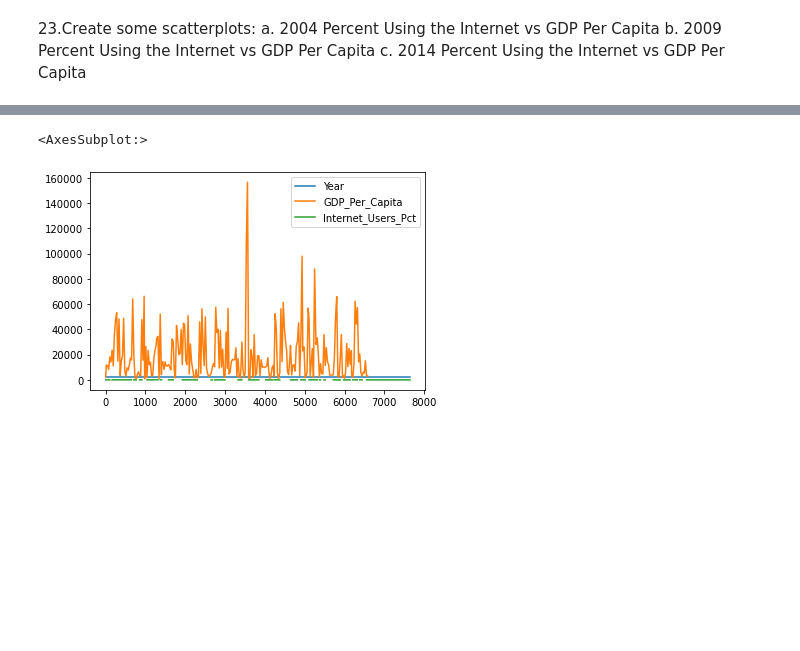
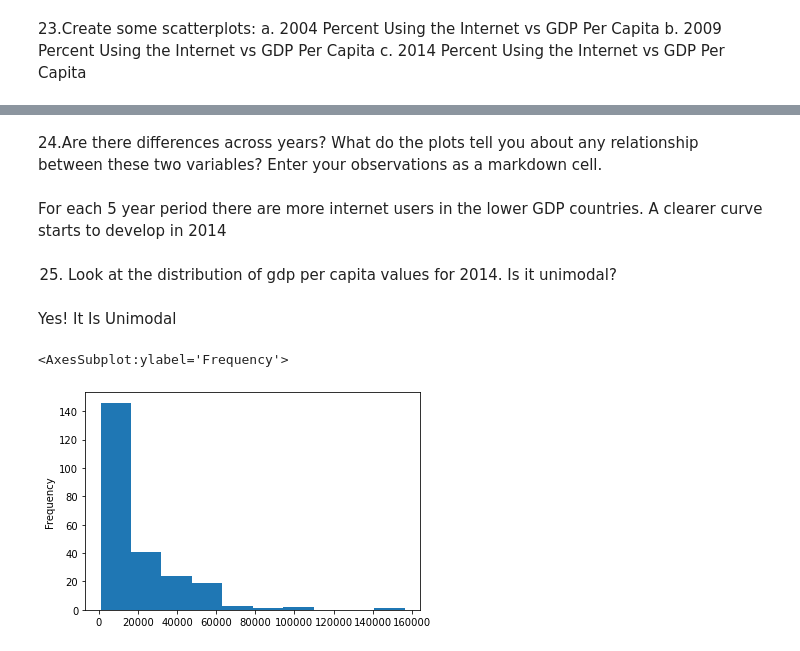
Before and after one commit to tipearso/gdp-and-internet-usage-tipearso, a Jupyter notebook: TP_gdp_internet.ipynb, the cells around one changed output, grey strips where cells are left out. Saved outputs shown, nothing was run; the diff lists cells and outputs as text; code cells hidden in the pictures; blank space fills up the shorter version.

```diff
--- a/TP_gdp_internet.ipynb
+++ b/TP_gdp_internet.ipynb
@@ -356,5 +367,15 @@ df_2009.plot()
+# %% [markdown]
+24.Are there differences across years?
+What do the plots tell you about any relationship between these two variables?
+Enter your observations as a markdown cell.
+# %% [markdown]
+For each 5 year period there are more internet users in the lower GDP countries.  A clearer curve starts to develop in 2014
+# %% [markdown]
+25. Look at the distribution of gdp per capita values for 2014. Is it unimodal?
+# %% [markdown]
+Yes! It Is Unimodal
 # %%
-df_2014.plot()
+df_2014['GDP_Per_Capita'].plot(kind = 'hist')
 # %% [output]
-<AxesSubplot:>
+<AxesSubplot:ylabel='Frequency'>
-[figure, old version]
+[figure, new version]
```
Also changed, not shown: parts of 28 cells of this notebook.
